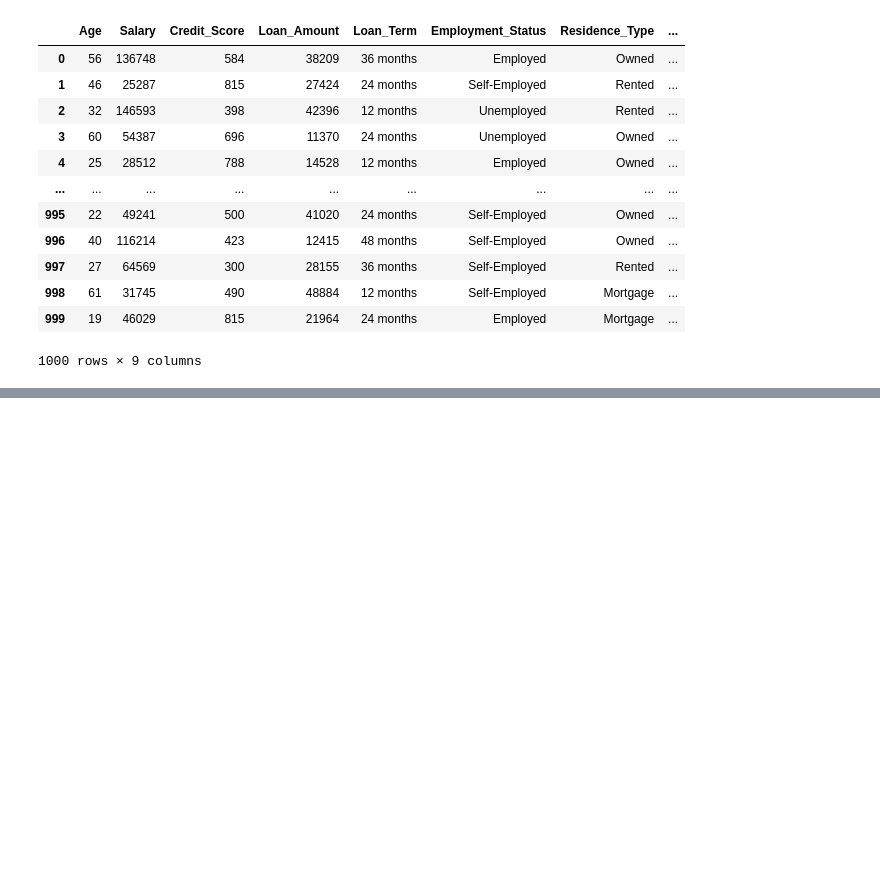
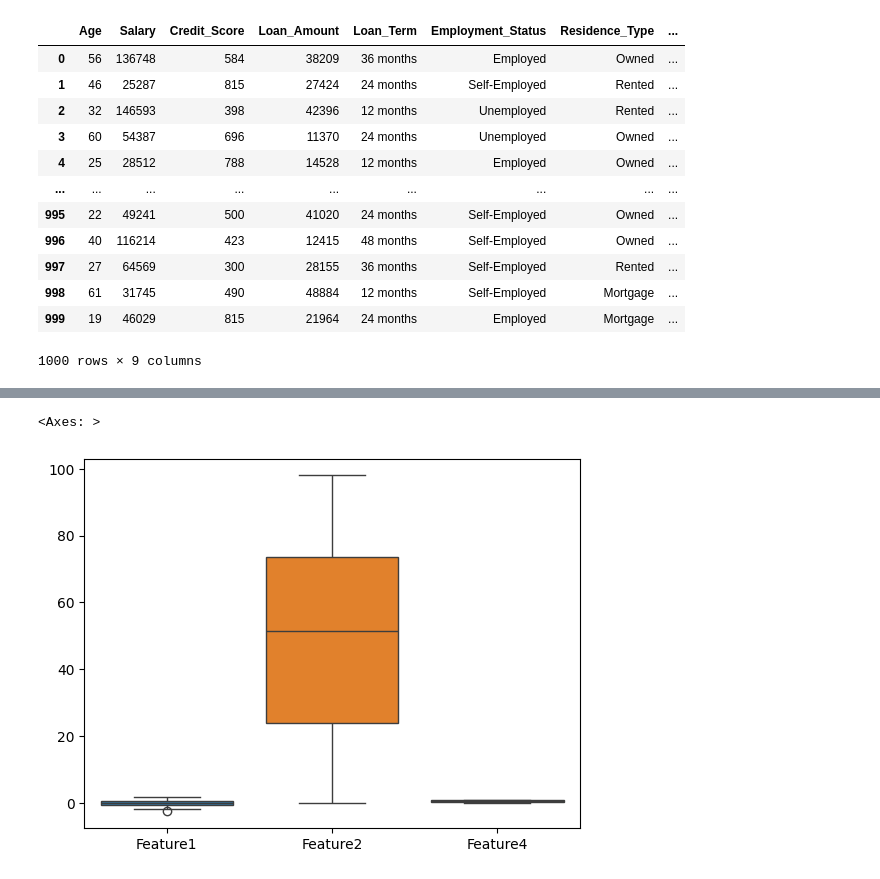
Before and after one commit to santhoshkumaroff/ML_5, a Jupyter notebook: columntransformer_pipeline/columntransformer_pipeline.ipynb, the cells around one changed output, grey strips where cells are left out. Drawn from its saved outputs; the diff is of its cells as text; code cells hidden in the pictures; blank space fills up the shorter version.

```diff
--- a/columntransformer_pipeline/columntransformer_pipeline.ipynb
+++ b/columntransformer_pipeline/columntransformer_pipeline.ipynb
@@ -59,0 +94,22 @@ xtrain
+# %%
+import numpy as np
+
+# Create a sample dataset with missing values
+np.random.seed(42)
+n_samples = 100
+
+sample_df = pd.DataFrame({
+    'Feature1': np.random.randn(n_samples),
+    'Feature2': np.random.randint(0, 100, n_samples),
+    'Feature3': np.random.choice(['A', 'B', 'C'], n_samples),
+    'Feature4': np.random.uniform(0, 1, n_samples),
+    'Target': np.random.choice(['Yes', 'No'], n_samples)
+})
+
+# Introduce missing values
+sample_df.loc[np.random.choice(sample_df.index, 15), 'Feature1'] = np.nan
+sample_df.loc[np.random.choice(sample_df.index, 10), 'Feature2'] = np.nan
+sample_df.loc[np.random.choice(sample_df.index, 8), 'Feature3'] = np.nan
+sample_df.loc[np.random.choice(sample_df.index, 12), 'Feature4'] = np.nan
+
+sample_df.info()
@@ -59,0 +133,5 @@ xtrain
+# %%
+sns.boxplot(sample_df)
+# %% [output]
+<Axes: >
+[figure, added]
```
Also changed, not shown: parts of 14 cells of this notebook.
